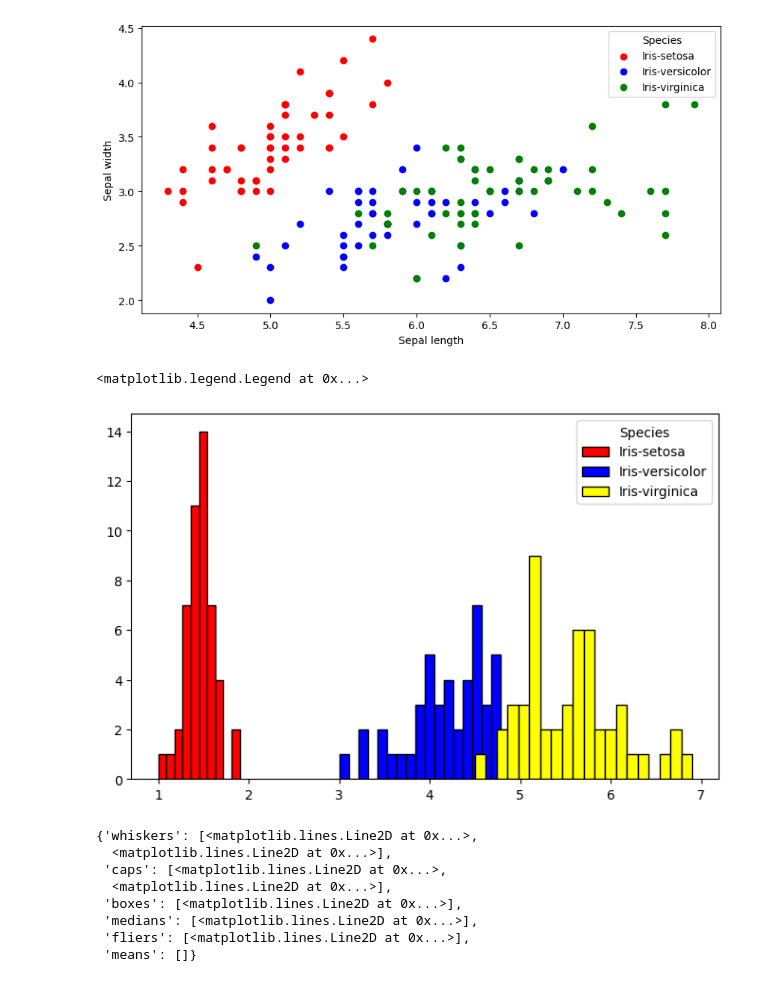
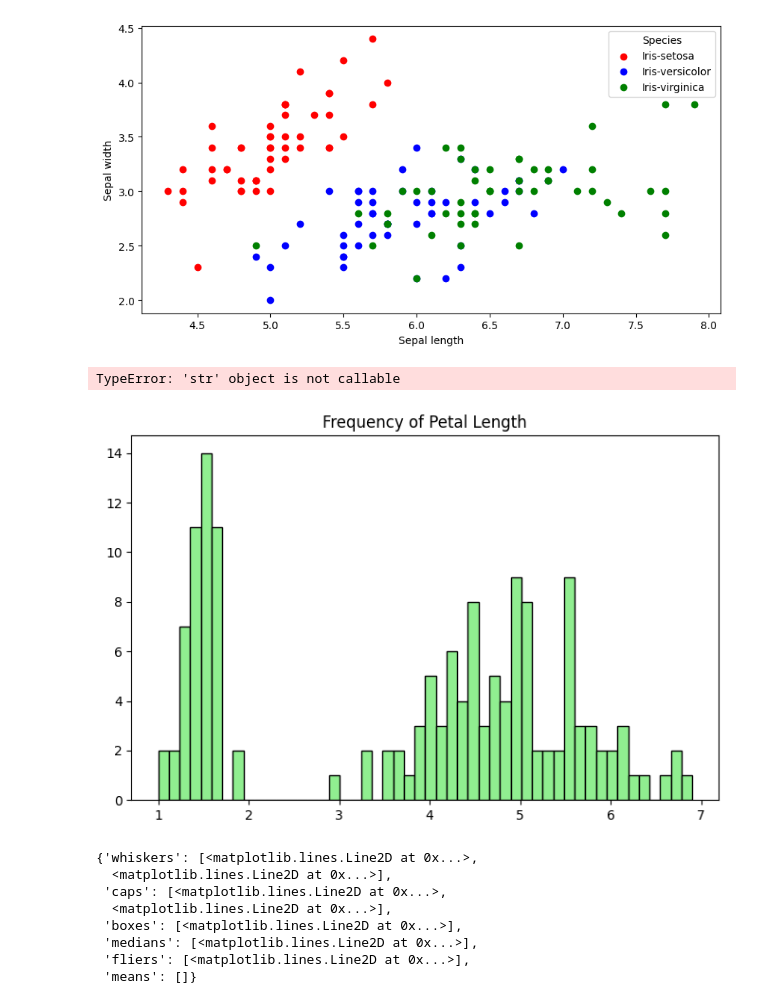
Before and after one commit to Srishti36912/python, a Jupyter notebook: practice.ipynb, the cells around one changed output. Cells and saved outputs as stored; diff of their text form; code cells hidden in the pictures.

Commit message:
error resolve of matplotlib questions

```diff
--- a/practice.ipynb
+++ b/practice.ipynb
@@ -1115,16 +1115,17 @@ plt.legend(title= 'Species')
 # %% [output]
 <matplotlib.legend.Legend at 0x...>
 [figure]
-# %%
-#2
-plt.figure(figsize=(8,5))
-plt.hist(x = 'Petal length', data = setosa, color = 'red', label = 'Iris-setosa' , bins = 10, edgecolor = 'black')
-plt.hist(x = 'Petal length', data = versicolor, color = 'blue', label = 'Iris-versicolor', bins = 20, edgecolor = 'black')
-plt.hist(x = 'Petal length', data = virginica, color = 'yellow', label = 'Iris-virginica', bins = 20, edgecolor = 'black')
-plt.legend(title= 'Species')
-# %% [output]
-<matplotlib.legend.Legend at 0x...>
-[figure, removed]
+# %%
+#2
+plt.figure(figsize=(8,5))
+x = df['Petal length']
+plt.hist(x, color = 'lightgreen', label = 'Iris-setosa' , bins = 50, edgecolor = 'black')
+plt.title('Frequency of Petal Length')
+plt.xlabel('Petal length')
+plt.ylabel('Frequency')
+# %% [output]
+TypeError: 'str' object is not callable
+[figure, added]
 # %%
 #3
 plt.figure(figsize=(8,5))
```
Also changed, not shown: parts of 1 cell of this notebook.
